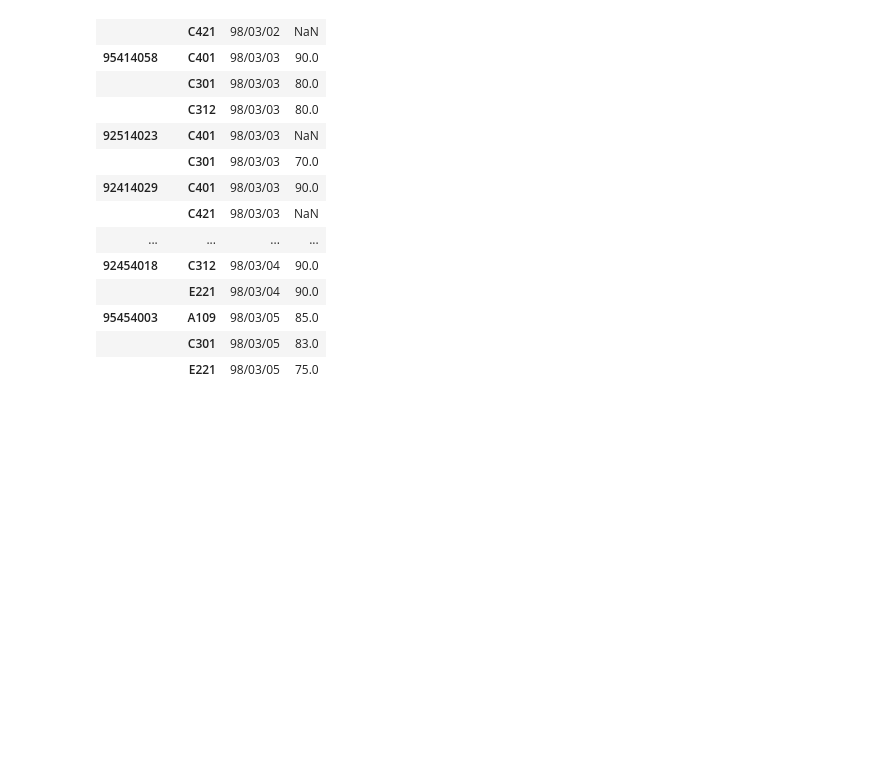
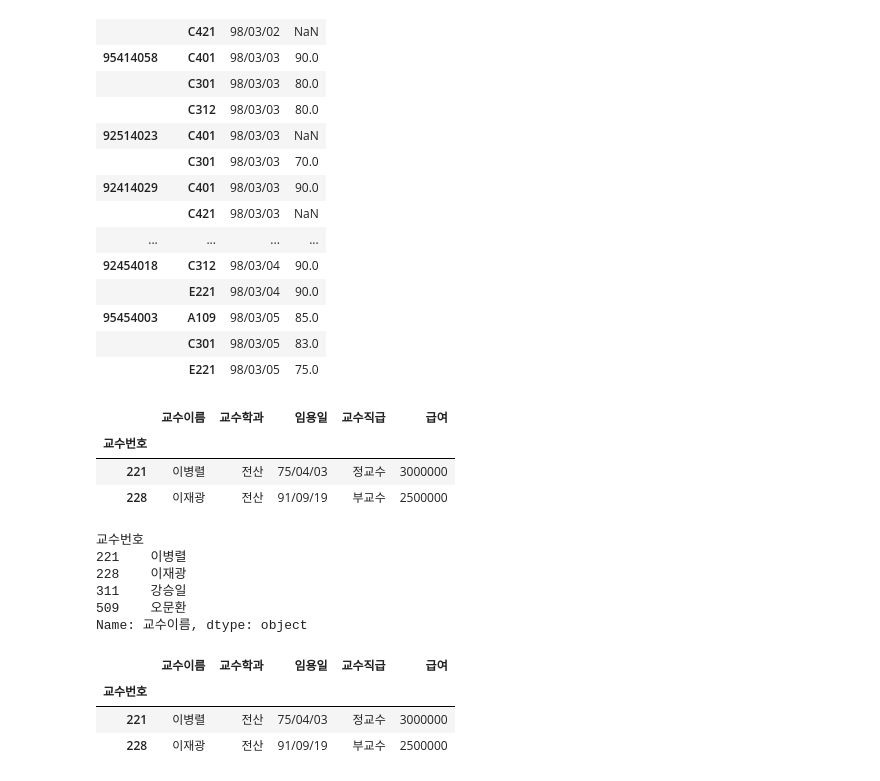
Before and after one commit to Kims-club98/python-project, a Jupyter notebook: 03.데이터분석/01시리즈/data/프로젝트/학사관리/학사관리.ipynb, the cells around one changed output. Drawn from its saved outputs; the diff is of its cells as text; code cells hidden in the pictures; blank space fills up the shorter version.

```diff
--- a/03.데이터분석/01시리즈/data/프로젝트/학사관리/학사관리.ipynb
+++ b/03.데이터분석/01시리즈/data/프로젝트/학사관리/학사관리.ipynb
@@ -424,3 +426,34 @@ enroll
 | 95454003 | A109 | 98/03/05 | 85.0 |
 |  | C301 | 98/03/05 | 83.0 |
 |  | E221 | 98/03/05 | 75.0 |
+# %%
+pro=pd.read_csv('교수.csv',index_col='교수번호')
+
+pro.isnull().sum() # 데이터에서 Null 여부를 확인 가능(Null 유무 확인 가능)
+pro.head(2) # 상위 2개 데이터만 출력
+# %% [output]
+|  | 교수이름 | 교수학과 | 임용일 | 교수직급 | 급여 |
+| 교수번호 |  |  |  |  |  |
+| 221 | 이병렬 | 전산 | 75/04/03 | 정교수 | 3000000 |
+| 228 | 이재광 | 전산 | 91/09/19 | 부교수 | 2500000 |
+# %%
+pro.loc[221] #index 값 기준으로 전체를 가지고 옴
+pro['교수이름'] # 행의 열제목만 가지고 옴
+# %% [output]
+교수번호
+221    이병렬
+228    이재광
+311    강승일
+509    오문환
+Name: 교수이름, dtype: object
+# %%
+pro2=pro.copy()
+pro2.reset_index(inplace=True)
+pro2['교수번호']=pro2['교수번호'].astype(str) # int값을 str값으로 type를 변환함
+pro2.set_index('교수번호',inplace=True) #교수번호를 다시 index로 설정함
+pro2.head(2) #상위 2개의 데이터 출력함
+# %% [output]
+|  | 교수이름 | 교수학과 | 임용일 | 교수직급 | 급여 |
+| 교수번호 |  |  |  |  |  |
+| 221 | 이병렬 | 전산 | 75/04/03 | 정교수 | 3000000 |
+| 228 | 이재광 | 전산 | 91/09/19 | 부교수 | 2500000 |
```
Also changed, not shown: parts of 14 cells of this notebook, 11 other files.
